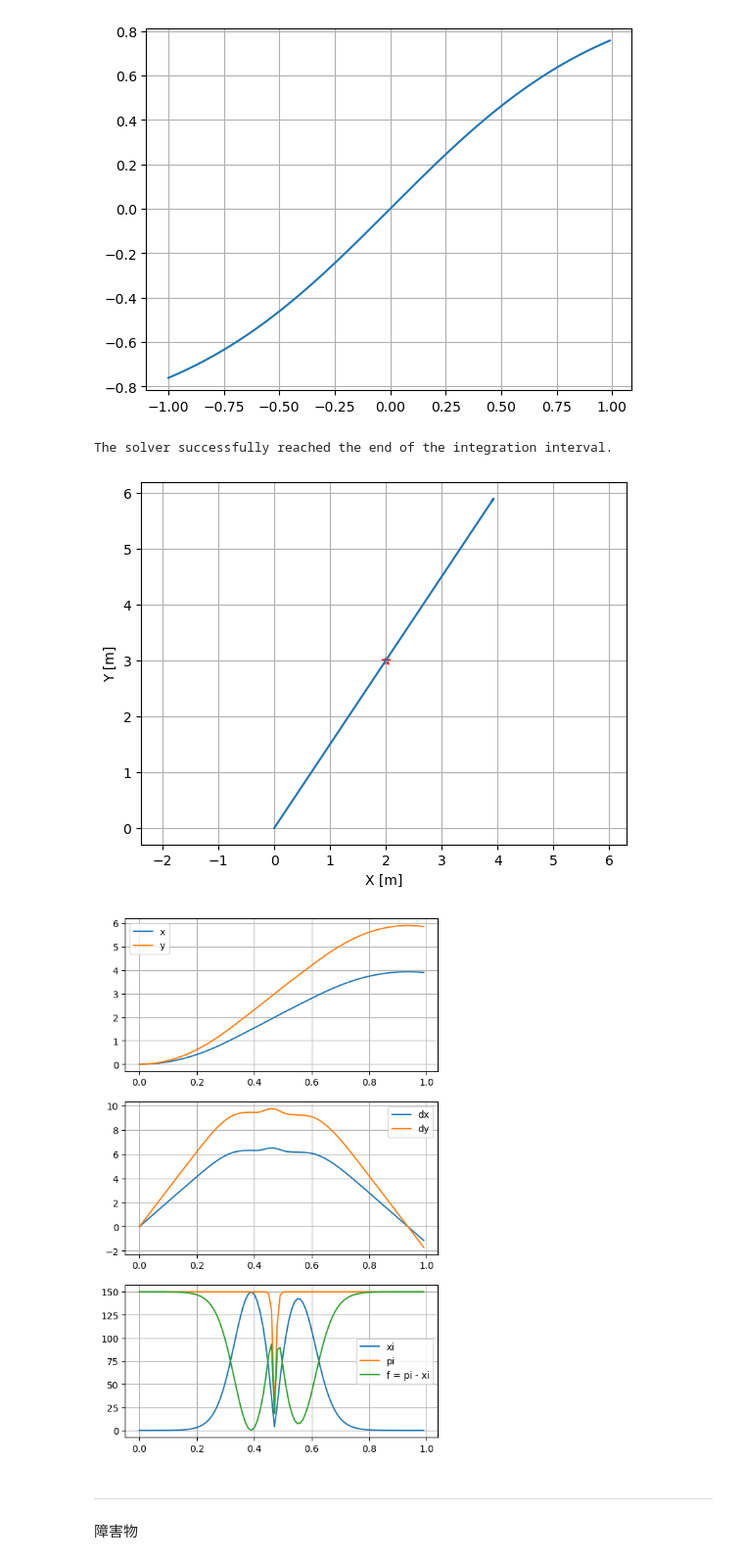
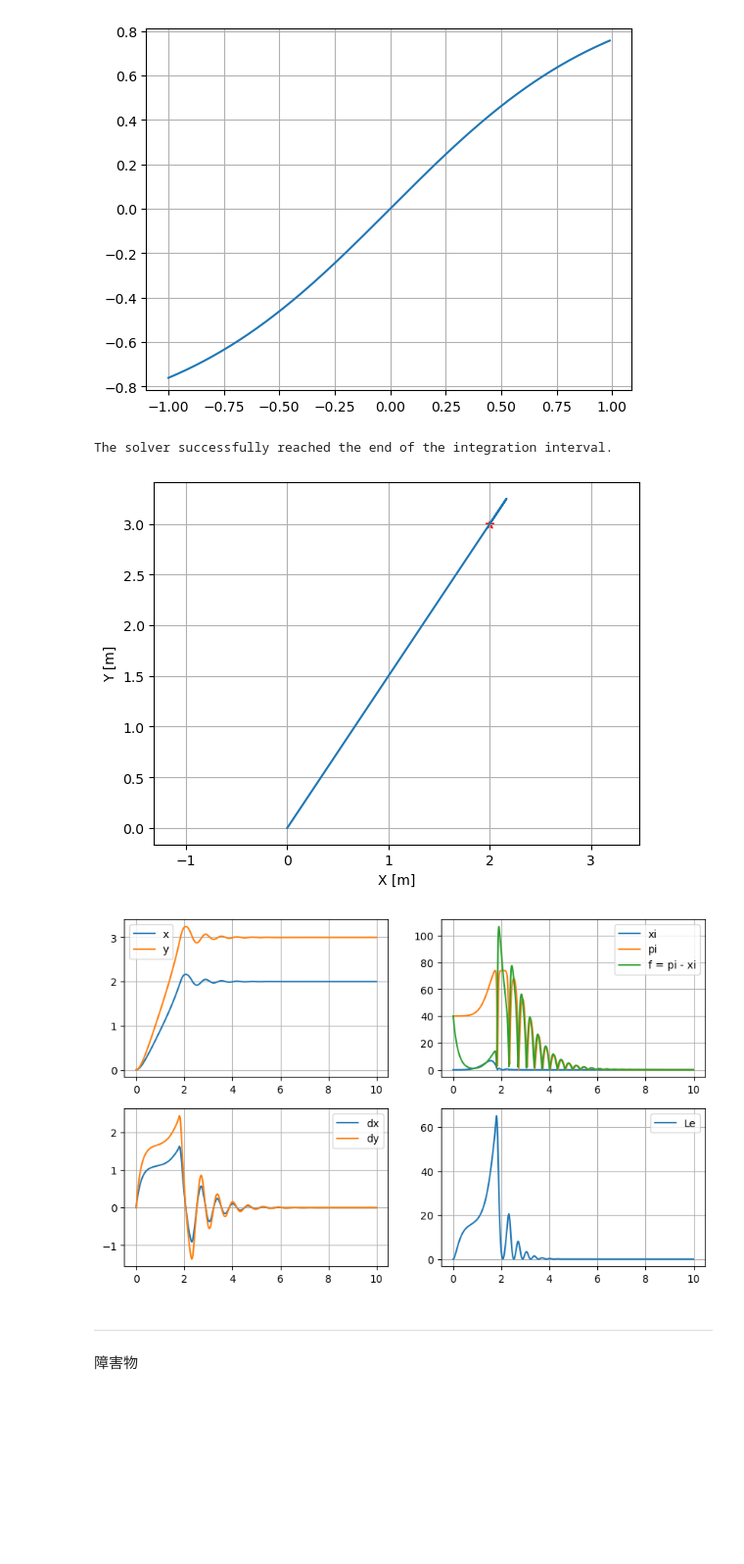
Before and after one commit to YoshimitsuMatsutaIe/rmp-py, a Jupyter notebook: fabric.ipynb, the cells around one changed output. Shown at 98% size. Cells and saved outputs as stored; diff of their text form; code cells hidden in the pictures; blank space fills up the shorter version.

```diff
--- a/fabric.ipynb
+++ b/fabric.ipynb
@@ -64,7 +64,7 @@ xi_ee = sy.Matrix([[sy.diff(L, x_dot[0,0]), sy.diff(L, x_dot[1,0])]]).T.jacobian
     - sy.Matrix([[sy.diff(L, x[0,0])], [sy.diff(L, x[1,0])],])
 
 #M_ee = G
-pi_ee = -sy.Matrix([
+pi_ee = -M_ee * sy.Matrix([
     [sy.diff(psi_1, x[0,0])],
     [sy.diff(psi_1, x[1,0])],
 ])
@@ -72,13 +72,23 @@ pi_ee = -sy.Matrix([
 func_M_ee = sy.lambdify((x, x_dot, m_u, m_l, alpha_m, k, alpha_psi), M_ee, "numpy")
 func_xi_ee = sy.lambdify((x, x_dot, m_u, m_l, alpha_m, k, alpha_psi), xi_ee, "numpy")
 func_pi_ee = sy.lambdify((x, x_dot, m_u, m_l, alpha_m, k, alpha_psi), pi_ee, "numpy")
+
+
+# 以下は手計算
+def M_ee_(x, m_u, m_l, alpha_m):
+    return (m_u - m_l) * exp(-(alpha_m * x_norm)**2) * np.eye(2) + m_u * np.eye(2)
+
+def grad_psi(x, k, alpha_psi):
+    x_norm = LA.norm(x)
+    return (1 - exp(-2*alpha_psi*x_norm)) / (1 + exp(-2*alpha_psi*x_norm)) * x / x_norm
 # %%
 xd = np.array([[2, 3]]).T
 m_u = 2
 m_l = 0.2
 alpha_m = 0.75
-k = 150
+k = 10
 alpha_psi = 10
+damp_k = 20
 
 def dX(t, X):
     x = X[:2].reshape(-1, 1)
@@ -87,57 +97,64 @@ def dX(t, X):
     M = func_M_ee(x - xd, x_dot, m_u, m_l, alpha_m, k, alpha_psi)
     xi = func_xi_ee(x - xd, x_dot, m_u, m_l, alpha_m, k, alpha_psi)
     pi = func_pi_ee(x - xd, x_dot, m_u, m_l, alpha_m, k, alpha_psi)
-    damp = 0*x_dot
+    damp = damp_k*x_dot
     f = pi - xi - damp
     a = LA.pinv(M) @ f
     return np.ravel(np.concatenate([x_dot, a]))
 
 X0 = np.array([0, 0, 0, 0.0])
 time_interval = 0.01
-time_span = 1
+time_span = 10
 tspan = (0, time_span)
 teval = np.arange(0, time_span, time_interval)
 sol = integrate.solve_ivp(fun=dX, t_span=tspan, y0=X0, t_eval=teval)
 print(sol.message)
 
 xi_, pi_, f_ = [], [], []
+Le_ = []
 for i in range(len(sol.t)):
     x = np.array([[sol.y[0][i], sol.y[1][i]]]).T
     x_dot = np.array([[sol.y[2][i], sol.y[3][i]]]).T
     M = func_M_ee(x - xd, x_dot, m_u, m_l, alpha_m, k, alpha_psi)
     xi = func_xi_ee(x - xd, x_dot, m_u, m_l, alpha_m, k, alpha_psi)
     pi = func_pi_ee(x - xd, x_dot, m_u, m_l, alpha_m, k, alpha_psi)
-    damp = 0*x_dot
+    damp = damp_k*x_dot
     f = pi - xi - damp
+
+    Le = (x_dot.T @ M @ x_dot)[0,0]
+    Le_.append(Le)
 
     xi_.append(LA.norm(xi))
     pi_.append(LA.norm(pi))
     f_.append(LA.norm(f))
+
+
 
 
 fig = plt.figure()
 ax = fig.add_subplot(111)
 ax.plot(sol.y[0], sol.y[1])
 ax.scatter([xd[0,0]], [xd[1,0]], marker="*", color = "r")
 ax.set_xlabel("X [m]")
 ax.set_ylabel("Y [m]")
 ax.grid()
 ax.axis('equal')
-fig, axes = plt.subplots(nrows=3, ncols=1, figsize=(6, 10))
-axes[0].plot(sol.t, sol.y[0], label="x")
-axes[0].plot(sol.t, sol.y[1], label="y")
-axes[1].plot(sol.t, sol.y[2], label="dx")
-axes[1].plot(sol.t, sol.y[3], label="dy")
-axes[2].plot(sol.t, xi_, label="xi")
-axes[2].plot(sol.t, pi_, label="pi")
-axes[2].plot(sol.t, f_, label="f = pi - xi")
+fig, axes = plt.subplots(nrows=2, ncols=2, figsize=(10, 6))
+axes[0,0].plot(sol.t, sol.y[0], label="x")
+axes[0,0].plot(sol.t, sol.y[1], label="y")
+axes[1,0].plot(sol.t, sol.y[2], label="dx")
+axes[1,0].plot(sol.t, sol.y[3], label="dy")
+axes[0,1].plot(sol.t, xi_, label="xi")
+axes[0,1].plot(sol.t, pi_, label="pi")
+axes[0,1].plot(sol.t, f_, label="f = pi - xi")
+axes[1,1].plot(sol.t, Le_, label="Le")
 for ax in axes.ravel():
     ax.legend()
     ax.grid()
 # %% [output]
 The solver successfully reached the end of the integration interval.
-[figure, old version]
+[figure, new version]
-[figure, old version]
+[figure, new version]
 # %% [markdown]
 ----
 障害物
```
Also changed, not shown: parts of 5 cells of this notebook, 1 other file.
